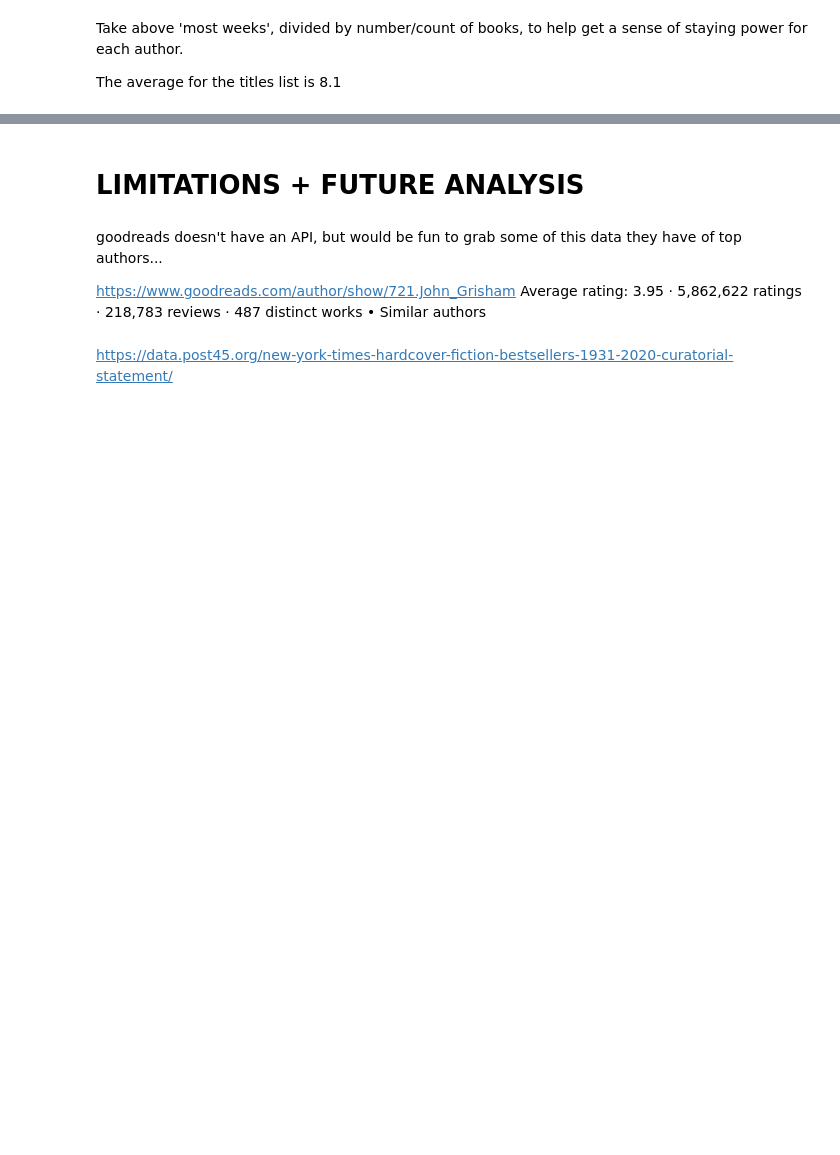
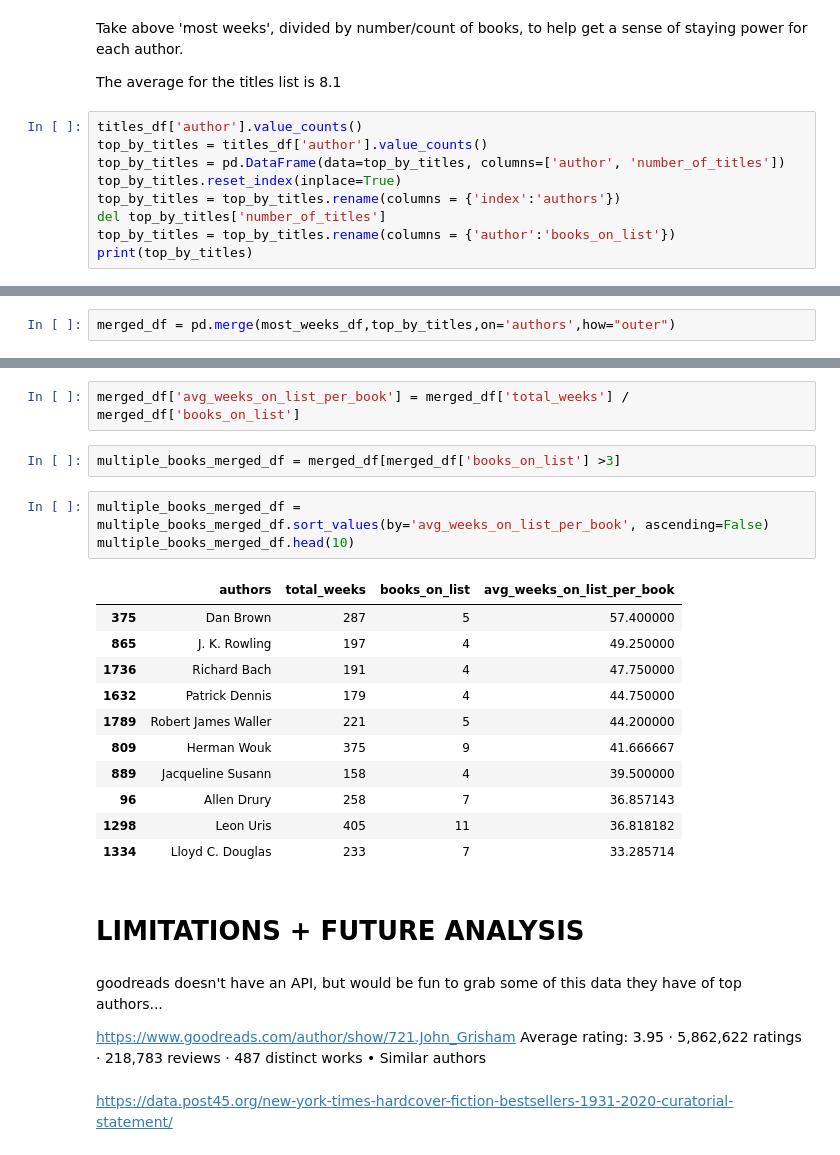
Before and after one commit to wcrowley342/bookanalysis, a Jupyter notebook: Book_Analysis.ipynb, the cells around one changed output, grey strips where cells are left out. Drawn from its saved outputs; the diff is of its cells as text; blank space fills up the shorter version.

```diff
--- a/Book_Analysis.ipynb
+++ b/Book_Analysis.ipynb
@@ -267,3 +286,12 @@ can maybe get fancy and look at time analysis of when they wrote
 Take above 'most weeks', divided by number/count of books, to help get a sense of staying power for each author.
 
 The average for the titles list is 8.1
+# %%
+titles_df['author'].value_counts()
+top_by_titles = titles_df['author'].value_counts()
+top_by_titles = pd.DataFrame(data=top_by_titles, columns=['author', 'number_of_titles'])
+top_by_titles.reset_index(inplace=True)
+top_by_titles = top_by_titles.rename(columns = {'index':'authors'})
+del top_by_titles['number_of_titles']
+top_by_titles = top_by_titles.rename(columns = {'author':'books_on_list'})
+print(top_by_titles)
@@ -269,0 +313,2 @@ The average for the titles list is 8.1
+# %%
+merged_df = pd.merge(most_weeks_df,top_by_titles,on='authors',how="outer")
@@ -270,3 +324,22 @@ The average for the titles list is 8.1
+# %%
+merged_df['avg_weeks_on_list_per_book'] = merged_df['total_weeks'] / merged_df['books_on_list']
+# %%
+multiple_books_merged_df = merged_df[merged_df['books_on_list'] >3]
+# %%
+multiple_books_merged_df = multiple_books_merged_df.sort_values(by='avg_weeks_on_list_per_book', ascending=False)
+multiple_books_merged_df.head(10)
+# %% [output]
+|  | authors | total_weeks | books_on_list | avg_weeks_on_list_per_book |
+| 375 | Dan Brown | 287 | 5 | 57.400000 |
+| 865 | J. K. Rowling | 197 | 4 | 49.250000 |
+| 1736 | Richard Bach | 191 | 4 | 47.750000 |
+| 1632 | Patrick Dennis | 179 | 4 | 44.750000 |
+| 1789 | Robert James Waller | 221 | 5 | 44.200000 |
+| 809 | Herman Wouk | 375 | 9 | 41.666667 |
+| 889 | Jacqueline Susann | 158 | 4 | 39.500000 |
+| 96 | Allen Drury | 258 | 7 | 36.857143 |
+| 1298 | Leon Uris | 405 | 11 | 36.818182 |
+| 1334 | Lloyd C. Douglas | 233 | 7 | 33.285714 |
 # %% [markdown]
 # LIMITATIONS + FUTURE ANALYSIS
 # %% [markdown]
```
Also changed, not shown: parts of 11 cells of this notebook.
